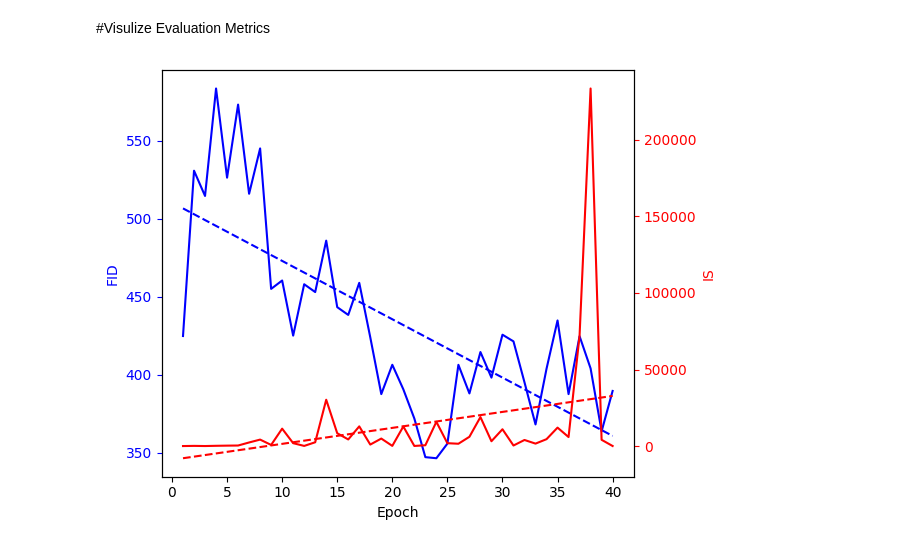
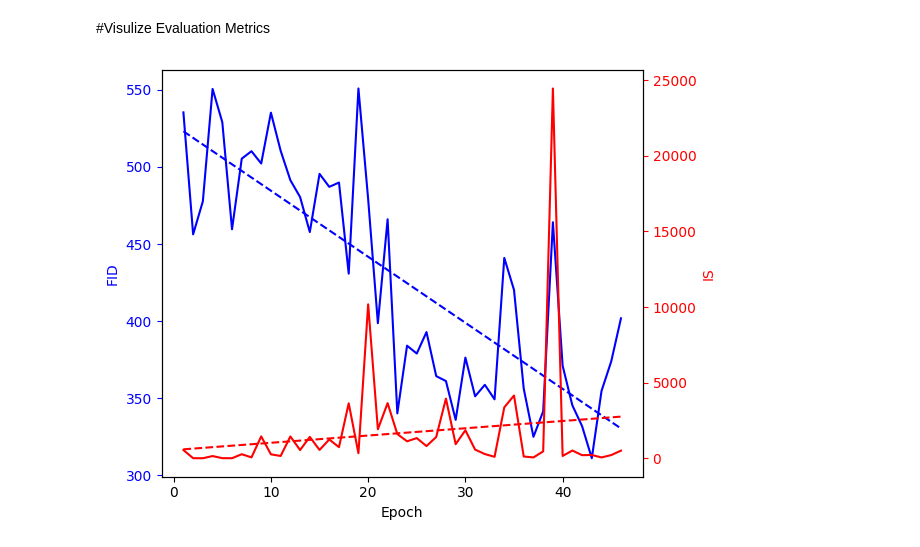
Before and after one commit to robbieheriot/Texture-Generation-GAN, a Jupyter notebook: GANtextures.ipynb, the cells around one changed output. Saved outputs shown, nothing was run; the diff lists cells and outputs as text; code cells hidden in the pictures.

```diff
--- a/GANtextures.ipynb
+++ b/GANtextures.ipynb
@@ -323,44 +325,42 @@ files.download("/content/gantextures.zip")
 [interactive output not drawn]
 # %% [markdown]
 #Visulize Evaluation Metrics
-# %%
-import matplotlib.pyplot as plt
-import numpy as np
-
-# the data
-epochs = list(range(1,len(FID_scores)+1))
-FID_scores = [535.37, 456.28, 477.71, 550.59, 529.01, 459.59, 505.35, 510.20, 502.21, 535.19, 510.50, 491.40, 480.47, 457.77, 495.50, 487.08, 489.88, 430.78, 550.86, 479.12, 398.68, 466.07, 340.20, 384.11, 379.01, 392.93, 364.35, 361.17, 335.99, 376.39, 351.27, 358.73, 349.32, 441.04, 420.23, 356.25, 325.00, 341.57, 464.14, 371.11]
-IS_scores = [554.66, 15.20, 12.34, 156.01, 17.72, 13.47, 277.85, 68.29, 1454.54, 270.15, 161.58, 1450.38, 554.09, 1423.50, 561.59, 1252.91, 743.23, 3642.15, 344.08, 10183.94, 1924.16, 3653.76, 1610.39, 1132.83, 1342.83, 815.58, 1416.12, 3954.35, 940.70, 1861.66, 582.95, 288.14, 106.50, 3376.09, 4156.93, 127.05, 64.89, 465.67, 244.27, 162.93]  # change to fit your data
-
-
-
-
-
-
-
-# Fit a trendline to the data
-z1 = np.polyfit(epochs, FID_scores, 1)
-p1 = np.poly1d(z1)
-
-z2 = np.polyfit(epochs, IS_scores, 1)
-p2 = np.poly1d(z2)
-
-# Create the figure and the axes
-fig, ax1 = plt.subplots()
-
-# Plot FID scores and its trend line
-ax1.plot(epochs, FID_scores, 'b-', epochs, p1(epochs), "b--")
-ax1.set_xlabel('Epoch')
-ax1.set_ylabel('FID', color='b')
-ax1.tick_params('y', colors='b')
-
-# Create a second y-axis for the IS scores and its trend line
-ax2 = ax1.twinx()
-ax2.plot(epochs, IS_scores, 'r-', epochs, p2(epochs), "r--")
-ax2.set_ylabel('IS', color='r')
-ax2.tick_params('y', colors='r')
-
-fig.tight_layout()
-plt.show()
-# %% [output]
-[figure, removed]
+# %%
+import matplotlib.pyplot as plt
+import numpy as np
+
+# the data
+
+
+FID_scores= [535.3702719716232, 456.28338352219475, 477.70988339505186, 550.5871924760917, 529.018051456475, 459.5930719085585, 505.3543272938963, 510.20323968649586, 502.21946493111466, 535.1990078590004, 510.5099321074732, 491.4042065493642, 480.47899259615485, 457.77499085410886, 495.50114577244744, 487.08699206134327, 489.8847599098071, 430.78641774253697, 550.8651670704807, 479.12888350403625, 398.68258611564374, 466.0724012919979, 340.2069591947726, 384.11043253314153, 379.0158395585662, 392.93670535444835, 364.3543405187994, 361.17990465370576, 335.99394065052326, 376.39603563495854, 351.2776953050253, 358.7362888480286, 349.32333634463396, 441.04132343792014, 420.23539154381666, 356.25016915898044, 325.0019007782595, 341.57042198159075, 464.14920046336454, 371.11643410375325, 345.4441101308632, 331.9630185171419, 311.12964065278953, 354.7492206989279, 373.94649199077617, 401.8549057484166]
+
+IS_scores= [554.6593, 15.201224, 12.343563, 156.01103, 17.723984, 13.478296, 277.85806, 68.29314, 1454.5454, 270.15622, 161.58658, 1450.3843, 554.09045, 1423.5079, 561.5907, 1252.9153, 743.2323, 3642.1548, 344.08377, 10183.948, 1924.1638, 3653.7676, 1610.3921, 1132.838, 1342.834, 815.5881, 1416.1299, 3954.3547, 940.70416, 1861.661, 582.95984, 288.14798, 106.50845, 3376.0967, 4156.937, 127.05974, 64.898865, 465.67078, 24447.27, 162.93507, 520.70746, 214.9682, 226.55418, 64.23447, 222.38623, 512.73663]
+
+epochs = list(range(1,len(FID_scores)+1))
+
+# Fit a trendline to the data
+z1 = np.polyfit(epochs, FID_scores, 1)
+p1 = np.poly1d(z1)
+
+z2 = np.polyfit(epochs, IS_scores, 1)
+p2 = np.poly1d(z2)
+
+# Create the figure and the axes
+fig, ax1 = plt.subplots()
+
+# Plot FID scores and its trend line
+ax1.plot(epochs, FID_scores, 'b-', epochs, p1(epochs), "b--")
+ax1.set_xlabel('Epoch')
+ax1.set_ylabel('FID', color='b')
+ax1.tick_params('y', colors='b')
+
+# Create a second y-axis for the IS scores and its trend line
+ax2 = ax1.twinx()
+ax2.plot(epochs, IS_scores, 'r-', epochs, p2(epochs), "r--")
+ax2.set_ylabel('IS', color='r')
+ax2.tick_params('y', colors='r')
+
+fig.tight_layout()
+plt.show()
+# %% [output]
+[figure, added]
```
Also changed, not shown: parts of 1 cell of this notebook.
